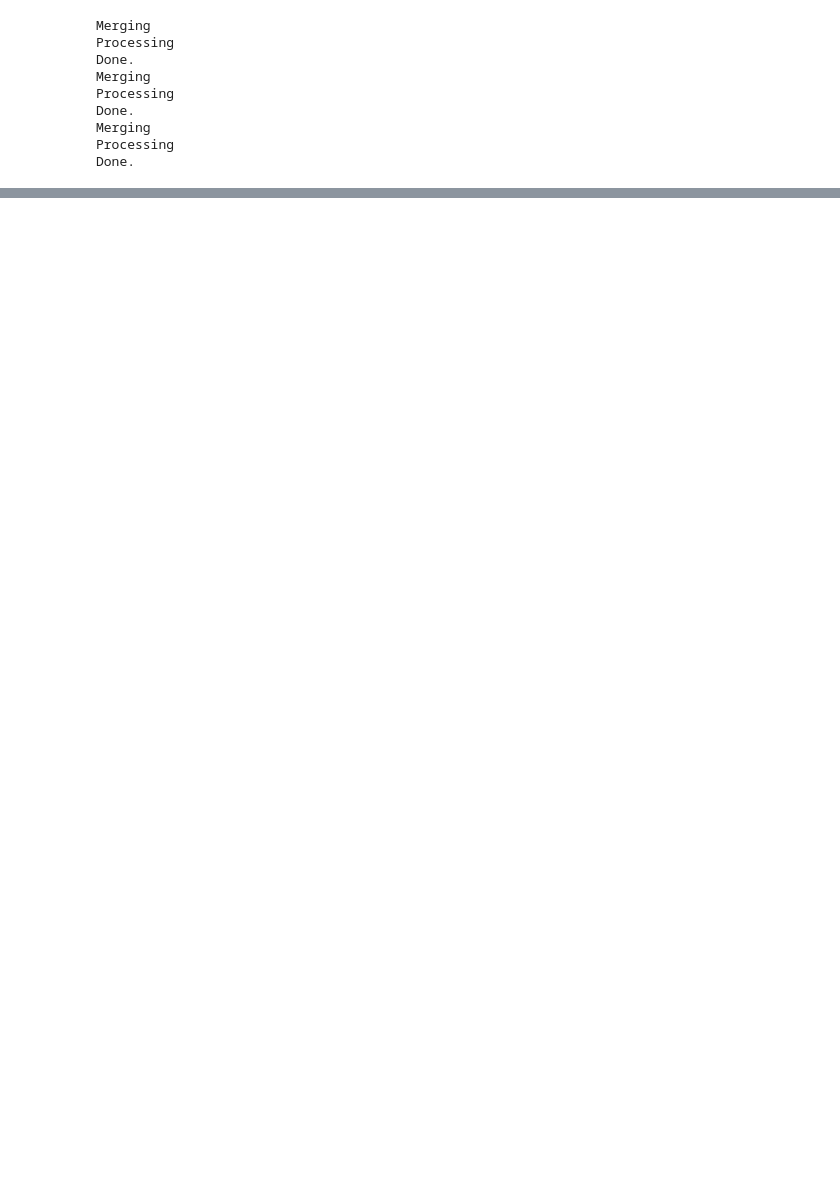
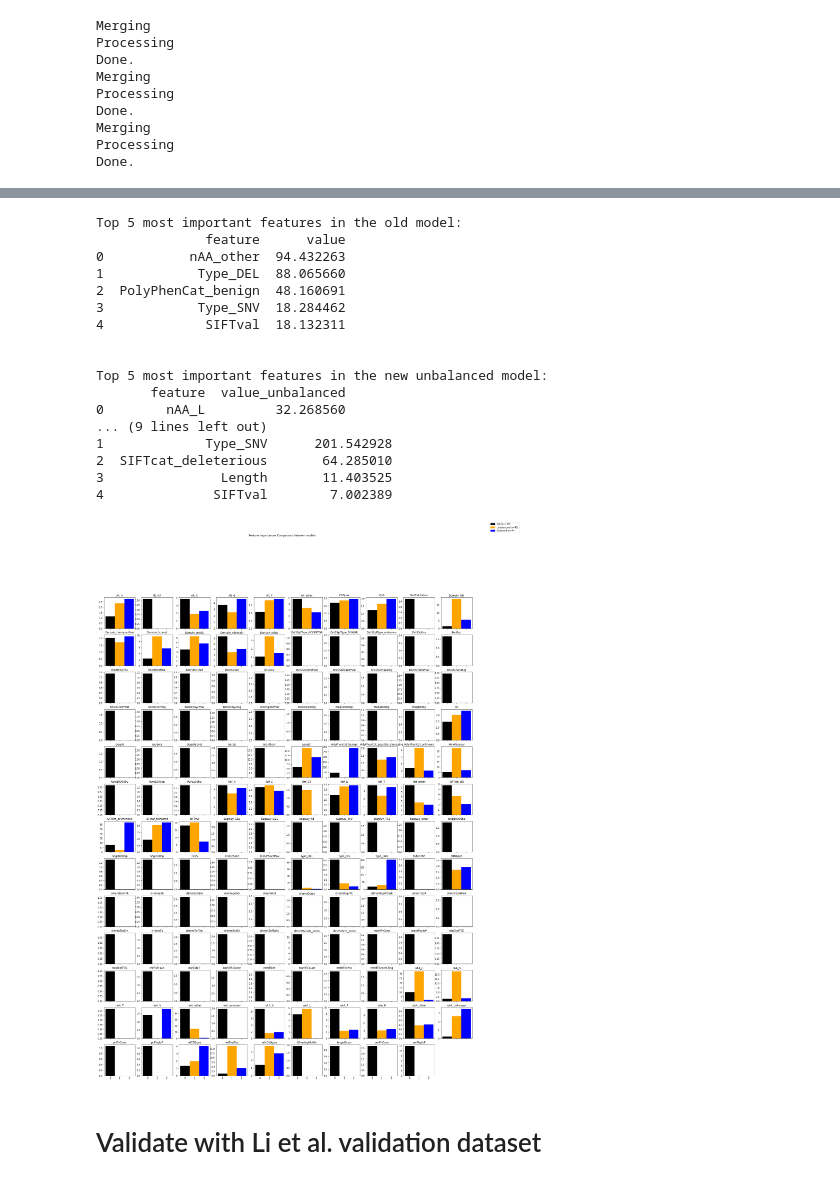
Before and after one commit to SietsmaRJ/capice_updatr, a Jupyter notebook: scripts/Compare_models.ipynb, the cells around one changed output, grey strips where cells are left out. Cells and saved outputs as stored; diff of their text form; code cells hidden in the pictures; blank space fills up the shorter version.

```diff
--- a/scripts/Compare_models.ipynb
+++ b/scripts/Compare_models.ipynb
@@ -132,3 +314,12 @@ Done.
 Merging
 Processing
 Done.
+# %%
+with open(old_model_location, 'rb') as old_model_file:
+    old_model = pickle.load(old_model_file)
+
+with open(new_unbalanced_model_location, 'rb') as new_unbalanced_model_file:
+    new_unbalanced_model = pickle.load(new_unbalanced_model_file)
+
+with open(new_balanced_model_location, 'rb') as new_balanced_model_file:
+    new_balanced_model = pickle.load(new_balanced_model_file)
@@ -142,0 +340,23 @@ plot_violin(merged_old_model, merged_unbalanced_model, merged_balanced_model)
+# %%
+plot_feature_importances(old_model, new_unbalanced_model, new_balanced_model)
+# %% [output]
+Top 5 most important features in the old model:
+              feature      value
+0           nAA_other  94.432263
+1            Type_DEL  88.065660
+2  PolyPhenCat_benign  48.160691
+3            Type_SNV  18.284462
+4             SIFTval  18.132311
+
+
+Top 5 most important features in the new unbalanced model:
+       feature  value_unbalanced
+0        nAA_L         32.268560
+... (9 lines left out)
+1             Type_SNV      201.542928
+2  SIFTcat_deleterious       64.285010
+3               Length       11.403525
+4              SIFTval        7.002389
+[figure, added]
+# %% [markdown]
+# Validate with Li et al. validation dataset
```
Also changed, not shown: parts of 34 cells of this notebook, 41 other files.
